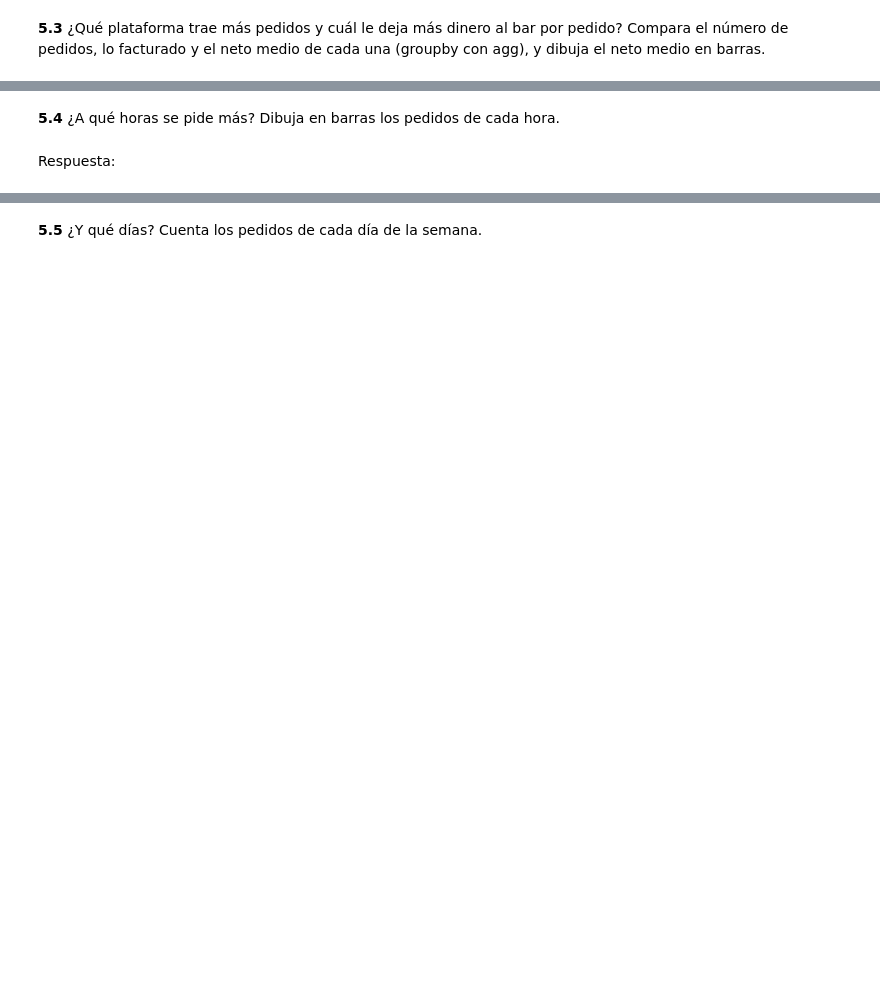
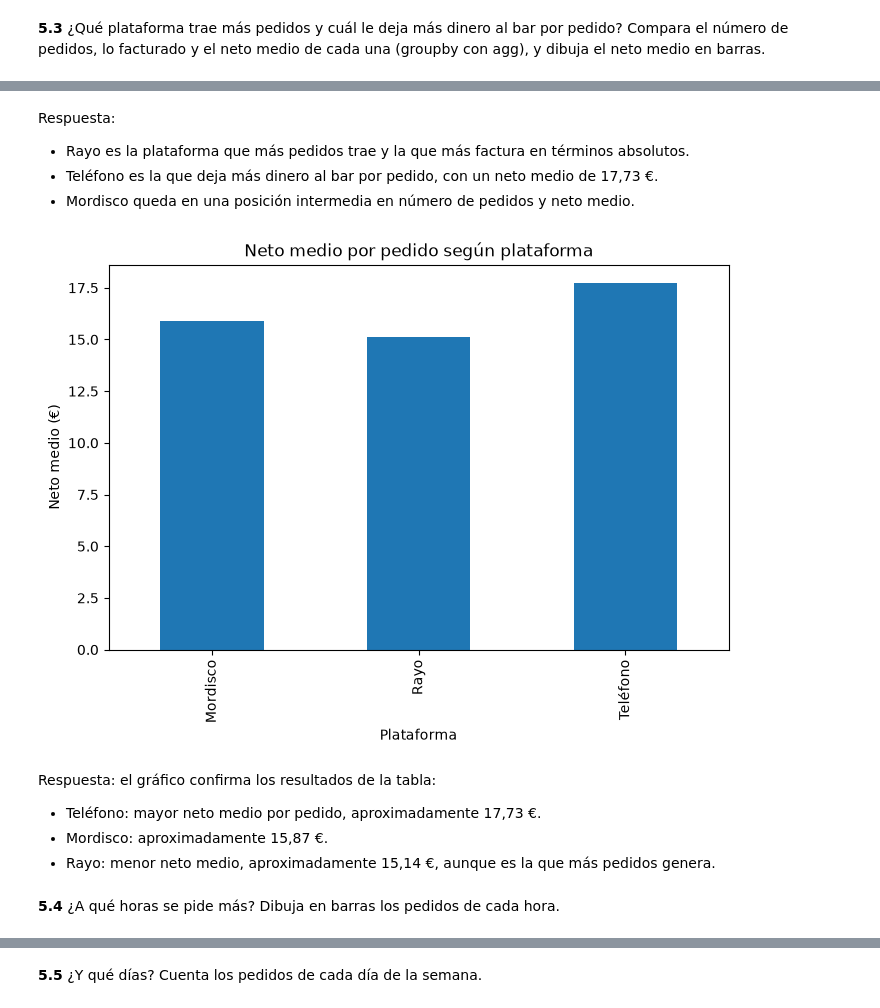
Before and after one commit to eripinor/practica_domicilio, a Jupyter notebook: a_domicilio.ipynb, the cells around one changed output, grey strips where cells are left out. Saved outputs shown, nothing was run; the diff lists cells and outputs as text; code cells hidden in the pictures; blank space fills up the shorter version.

```diff
--- a/a_domicilio.ipynb
+++ b/a_domicilio.ipynb
@@ -650,0 +683,9 @@ Respuesta:
+# %%
+# Comparar las plataformas mediante el número de pedidos, la facturación y el neto medio
+comparativa = entregados.groupby("plataforma").agg(
+    pedidos=("id", "count"),
+    facturacion=("total", "sum"),
+    neto_medio=("neto", "mean"))
+
+# Mostrar la comparativa
+comparativa
@@ -651,4 +698,25 @@ Respuesta:
+# %% [markdown]
+Respuesta:
+- Rayo es la plataforma que más pedidos trae y la que más factura en términos absolutos.
+- Teléfono es la que deja más dinero al bar por pedido, con un neto medio de 17,73 €.
+- Mordisco queda en una posición intermedia en número de pedidos y neto medio.
+# %%
+# Dibujar el neto medio por pedido de cada plataforma
+comparativa["neto_medio"].plot(kind="bar", figsize=(8,5))
+
+# Añadir título y etiquetas
+plt.title("Neto medio por pedido según plataforma")
+plt.xlabel("Plataforma")
+plt.ylabel("Neto medio (€)")
+
+# Mostrar el gráfico
+plt.show()
+# %% [output]
+[figure, added]
+# %% [markdown]
+Respuesta: el gráfico confirma los resultados de la tabla:
+- Teléfono: mayor neto medio por pedido, aproximadamente 17,73 €.
+- Mordisco: aproximadamente 15,87 €.
+- Rayo: menor neto medio, aproximadamente 15,14 €, aunque es la que más pedidos genera.
 # %% [markdown]
 **5.4** ¿A qué horas se pide más? Dibuja en barras los pedidos de cada hora.
-# %% [markdown]
-Respuesta:
```
Also changed, not shown: parts of 39 cells of this notebook, 3 other files.
